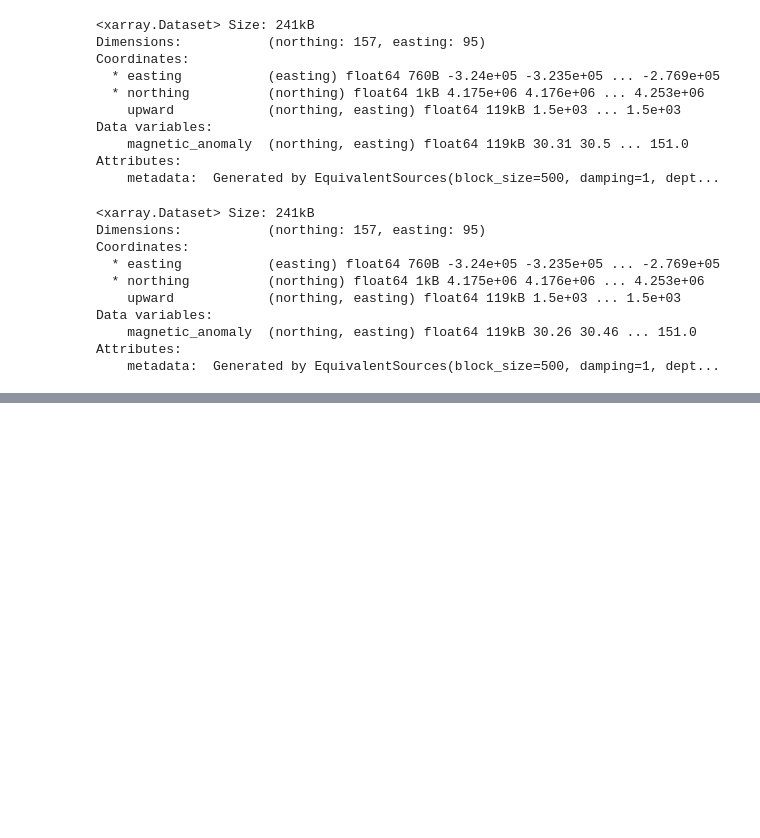
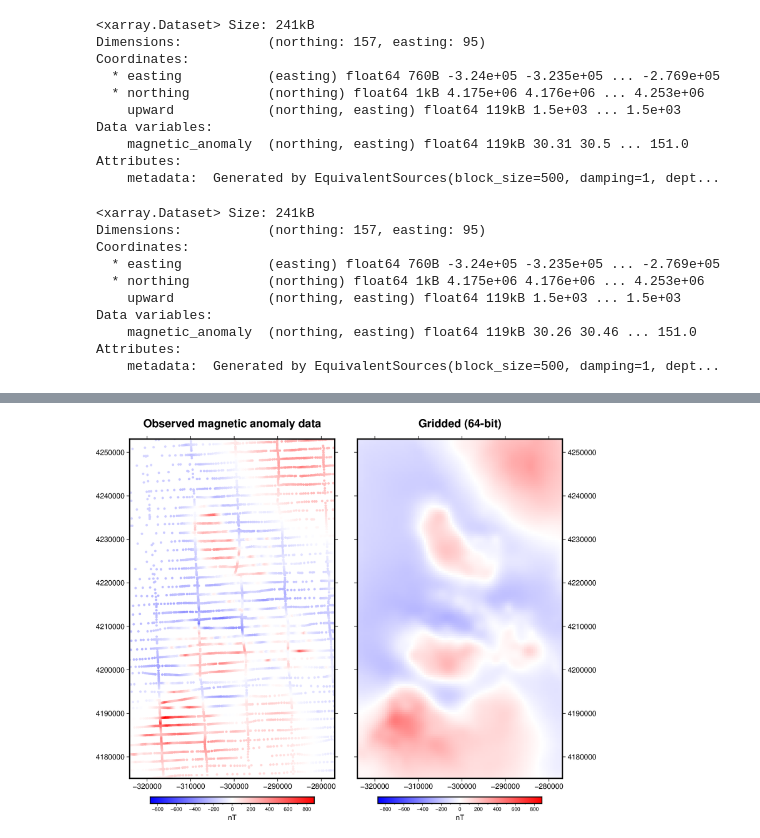
Before and after one commit to BernardoPerS/Fatiando_Modificado, a Jupyter notebook: Testes/teste_harmonica.ipynb, the cells around one changed output, grey strips where cells are left out. Saved outputs shown, nothing was run; the diff lists cells and outputs as text; code cells hidden in the pictures; blank space fills up the shorter version.

```diff
--- a/Testes/teste_harmonica.ipynb
+++ b/Testes/teste_harmonica.ipynb
@@ -730,0 +710,79 @@ fig.show()
+# %%
+# Encontrar o valor máximo absoluto entre os dados
+max_obs = vd.maxabs(data.total_field_anomaly_nt)
+max_64 = vd.maxabs(grid_64.magnetic_anomaly)
+max_32 = vd.maxabs(grid_32.magnetic_anomaly)
+
+global_max = max(max_obs, max_64, max_32)
+
+# Criar o arquivo CPT no disco
+pygmt.makecpt(
+    cmap="polar+h0",
+    series=(-global_max, global_max),
+    background=True,
+    output="escala.cpt"
+)
+
+
+# Plotando 64 bits
+print("Gerando plotagem 64 bits...")
+fig = pygmt.Figure()
+
+title = "Observed magnetic anomaly data"
+with pygmt.config(FONT_TITLE="14p"):
+    fig.plot(
+        projection=fig_proj,
+        region=xy_region,
+        frame=[f"WSne+t{title}", "xa10000", "ya10000"],
+        x=easting,
+        y=northing,
+        fill=data.total_field_anomaly_nt,
+        style="c0.1c",
+        cmap="escala.cpt", # Usa o arquivo salvo
+    )
+fig.colorbar(cmap="escala.cpt", frame=["a200f100", "x+lnT"])
+
+fig.shift_origin(xshift=fig_width + 1)
+
+title = "Gridded (64-bit)"
+with pygmt.config(FONT_TITLE="14p"):
+    fig.grdimage(
+        frame=[f"ESnw+t{title}", "xa10000", "ya10000"],
+        grid=grid_64.magnetic_anomaly,
+        cmap="escala.cpt", # Usa o mesmo arquivo
+    )
+fig.colorbar(cmap="escala.cpt", frame=["a200f100", "x+lnT"])
+
+fig.show()
+
+# Plotando 32 bits
+fig = pygmt.Figure()
+
+# Esquerda: Dados Observados (Repetição visual para comparação)
+title = "Observed magnetic anomaly data"
+with pygmt.config(FONT_TITLE="14p"):
+    fig.plot(
+        projection=fig_proj,
+        region=xy_region,
+        frame=[f"WSne+t{title}", "xa10000", "ya10000"],
+        x=easting,
+        y=northing,
+        fill=data.total_field_anomaly_nt,
+        style="c0.1c",
+        cmap="escala.cpt",
+    )
+fig.colorbar(cmap="escala.cpt", frame=["a200f100", "x+lnT"])
+
+fig.shift_origin(xshift=fig_width + 1)
+
+title = "Gridded (32-bit)"
+with pygmt.config(FONT_TITLE="14p"):
+    fig.grdimage(
+        frame=[f"ESnw+t{title}", "xa10000", "ya10000"],
+        grid=grid_32.magnetic_anomaly,
+        cmap="escala.cpt",
+    )
+fig.colorbar(cmap="escala.cpt", frame=["a200f100", "x+lnT"])
+
+fig.show()
+# %% [output]
@@ -730,0 +790 @@ fig.show()
+[figure, added]
```
Also changed, not shown: parts of 23 cells of this notebook.
